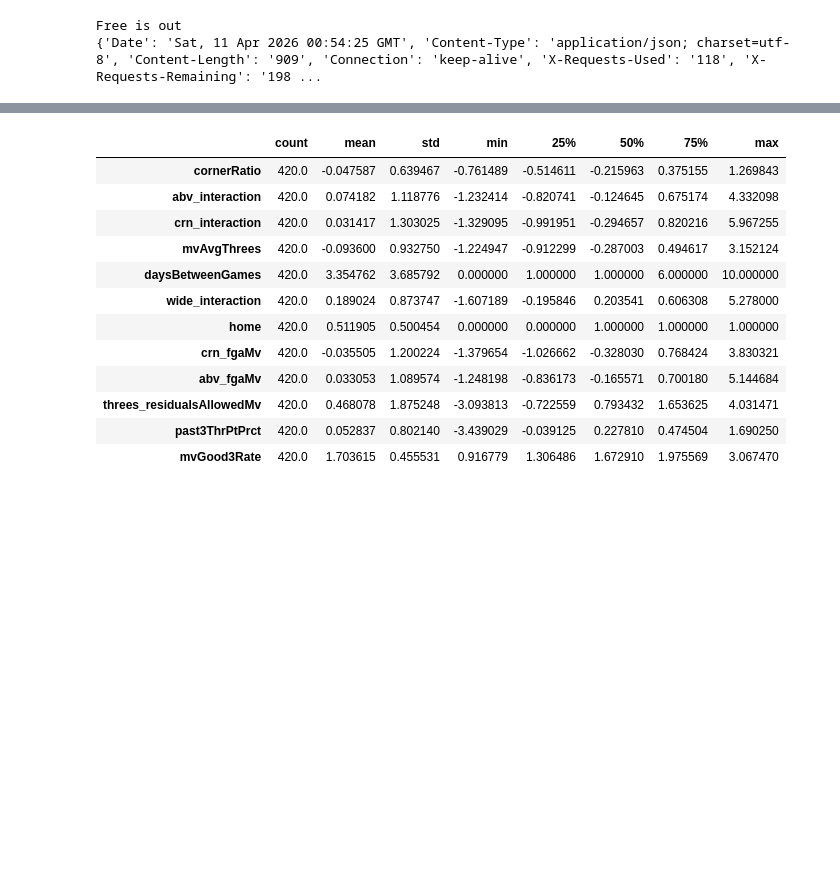
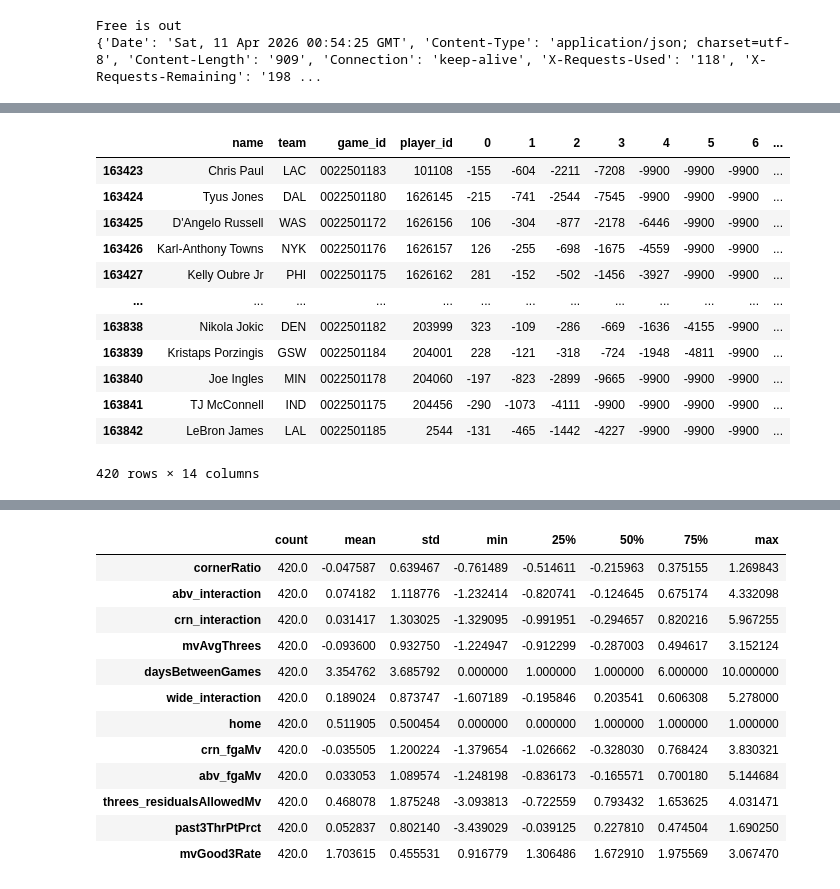
Before and after one commit to eac521/bets, a Jupyter notebook: Notebooks/2526Runs.ipynb, the cells around one changed output, grey strips where cells are left out. Cells and saved outputs as stored; diff of their text form; code cells hidden in the pictures; blank space fills up the shorter version.

```diff
--- a/Notebooks/2526Runs.ipynb
+++ b/Notebooks/2526Runs.ipynb
@@ -361,0 +407,16 @@ Free is out
+# %%
+idInfo.join(odds.accumulateOdds(preds,preds.columns)).
+# %% [output]
+|  | name | team | game_id | player_id | 0 | 1 | 2 | 3 | 4 | 5 | 6 | ... |
+| 163423 | Chris Paul | LAC | 0022501183 | 101108 | -155 | -604 | -2211 | -7208 | -9900 | -9900 | -9900 | ... |
+| 163424 | Tyus Jones | DAL | 0022501180 | 1626145 | -215 | -741 | -2544 | -7545 | -9900 | -9900 | -9900 | ... |
+| 163425 | D'Angelo Russell | WAS | 0022501172 | 1626156 | 106 | -304 | -877 | -2178 | -6446 | -9900 | -9900 | ... |
+| 163426 | Karl-Anthony Towns | NYK | 0022501176 | 1626157 | 126 | -255 | -698 | -1675 | -4559 | -9900 | -9900 | ... |
+| 163427 | Kelly Oubre Jr | PHI | 0022501175 | 1626162 | 281 | -152 | -502 | -1456 | -3927 | -9900 | -9900 | ... |
+| ... | ... | ... | ... | ... | ... | ... | ... | ... | ... | ... | ... | ... |
+| 163838 | Nikola Jokic | DEN | 0022501182 | 203999 | 323 | -109 | -286 | -669 | -1636 | -4155 | -9900 | ... |
+| 163839 | Kristaps Porzingis | GSW | 0022501184 | 204001 | 228 | -121 | -318 | -724 | -1948 | -4811 | -9900 | ... |
+| 163840 | Joe Ingles | MIN | 0022501178 | 204060 | -197 | -823 | -2899 | -9665 | -9900 | -9900 | -9900 | ... |
+| 163841 | TJ McConnell | IND | 0022501175 | 204456 | -290 | -1073 | -4111 | -9900 | -9900 | -9900 | -9900 | ... |
+| 163842 | LeBron James | LAL | 0022501185 | 2544 | -131 | -465 | -1442 | -4227 | -9900 | -9900 | -9900 | ... |
+420 rows × 14 columns
```
Also changed, not shown: parts of 16 cells of this notebook, 11 other files.
